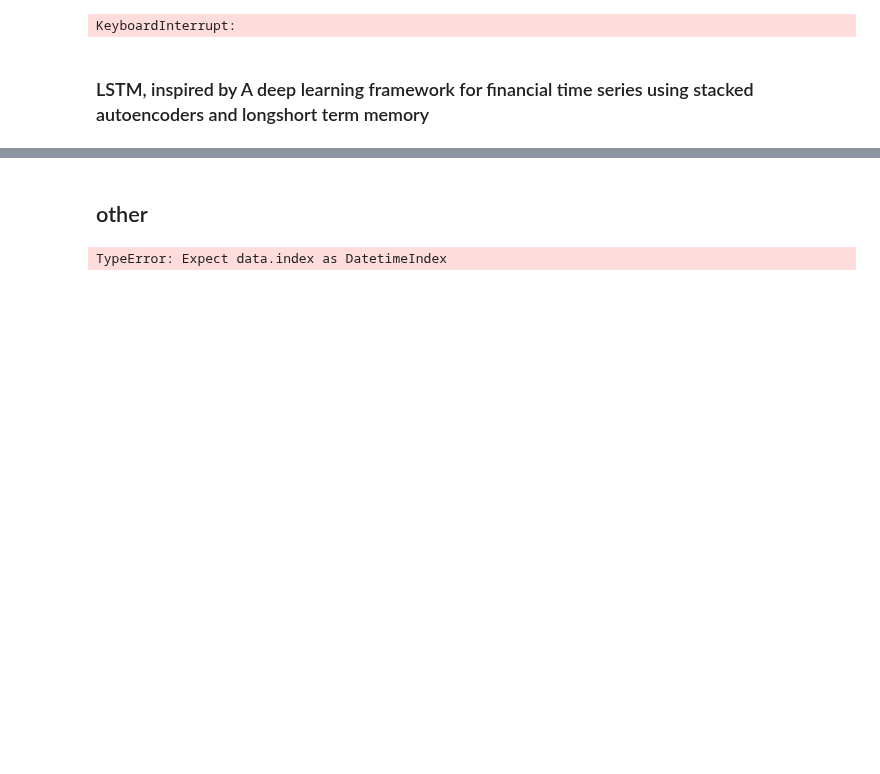
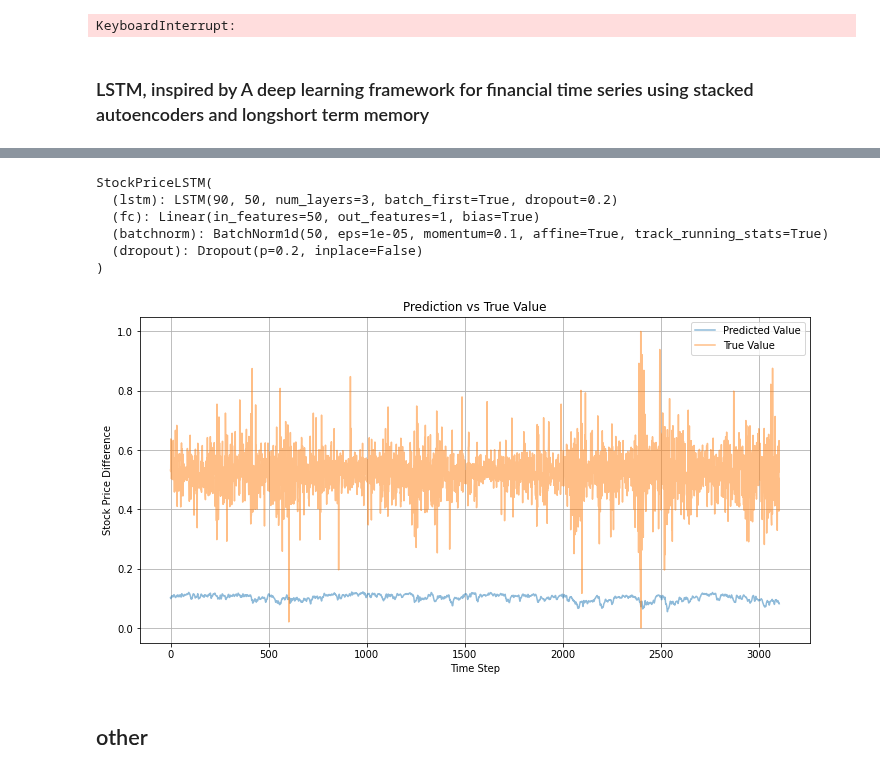
Before and after one commit to howie-zeng/Analyzing-Retail-Sentiment-and-Detecting-Trading-Signals, a Jupyter notebook: Stock_Analysis_Prediction/Stock/RF&XGBoost.ipynb, the cells around one changed output, grey strips where cells are left out. Saved outputs shown, nothing was run; the diff lists cells and outputs as text; code cells hidden in the pictures; blank space fills up the shorter version.

```diff
--- a/Stock_Analysis_Prediction/Stock/RF&XGBoost.ipynb
+++ b/Stock_Analysis_Prediction/Stock/RF&XGBoost.ipynb
@@ -349,2 +519,36 @@ KeyboardInterrupt:
+# %%
+model = StockPriceLSTM(input_size, hidden_size, num_layers, output_size, dropout_prob, weight_decay)
+model.load_state_dict(torch.load('best_model.pth'))
+model.to(device)
+# %% [output]
+StockPriceLSTM(
+  (lstm): LSTM(90, 50, num_layers=3, batch_first=True, dropout=0.2)
+  (fc): Linear(in_features=50, out_features=1, bias=True)
+  (batchnorm): BatchNorm1d(50, eps=1e-05, momentum=0.1, affine=True, track_running_stats=True)
+  (dropout): Dropout(p=0.2, inplace=False)
+)
+# %%
+X_tensor = torch.tensor(X, dtype=torch.float32).to(device)
+model.eval()
+predictions = []
+with torch.no_grad():
+    for window in X_tensor:
+        window = window.unsqueeze(0)  # Add batch dimension
+        prediction = model(window)
+        predictions.append(prediction.cpu().numpy())
+
+predictions = np.array(predictions).squeeze()
+# %%
+plt.figure(figsize=(12, 6))
+plt.plot(predictions, label='Predicted Value', alpha=0.5)
+plt.plot(y, label='True Value', alpha=0.5)  # Ensure y is also inversely transformed
+plt.title(f'Prediction vs True Value')
+plt.xlabel('Time Step')
+plt.ylabel('Stock Price Difference')
+plt.legend()
+plt.grid(True)
+plt.show()
+# %% [output]
+[figure, added]
 # %% [markdown]
 ## other
@@ -382,12 +554,0 @@ stock_apple['Trend'] = determine_trend(stock_apple)
-# %%
-def plot_stock_with_trend(df):
-    apdict = [mpf.make_addplot(df['Short_MA'], color='blue', linestyle='--'),
-              mpf.make_addplot(df['Long_MA'], color='red', linestyle='--')]
-
-    mpf.plot(df, type='candle', style='yahoo', volume=True, title='Stock with Trend Indicator',
-             ylabel='Price', figratio=(400, 120), mav=(100, 400), addplot=apdict,
-             hlines=dict(hlines=[df['Close'].mean()], colors=['blue'], linewidths=[2]))
-
-plot_stock_with_trend(stock_apple)
-# %% [output]
-TypeError: Expect data.index as DatetimeIndex
```
Also changed, not shown: parts of 18 cells of this notebook, 4 other files.
